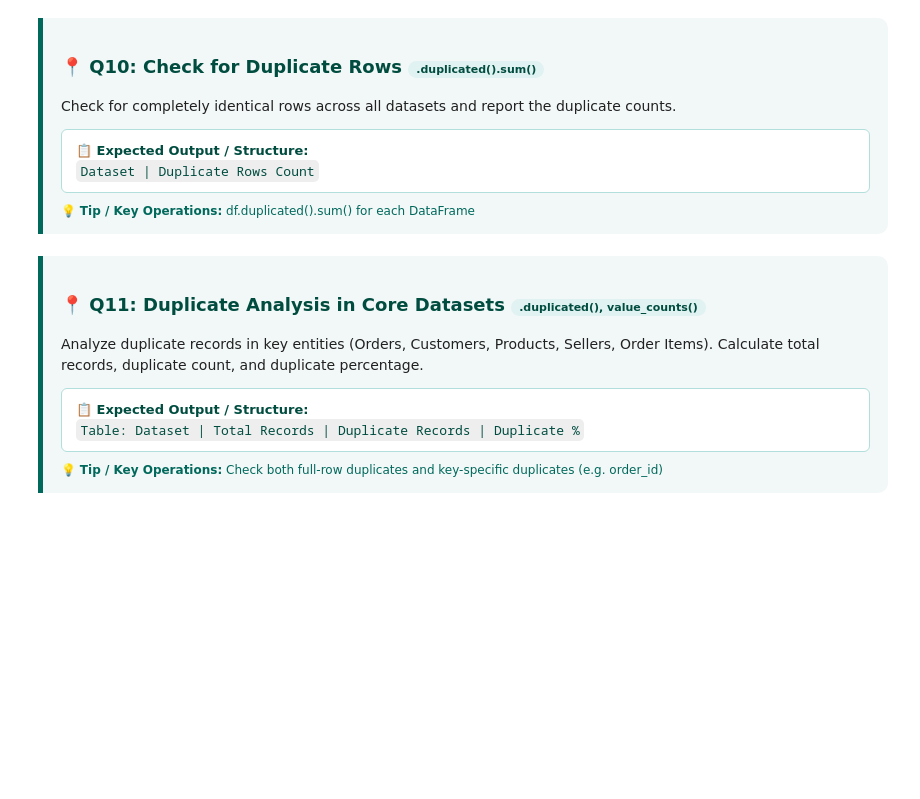
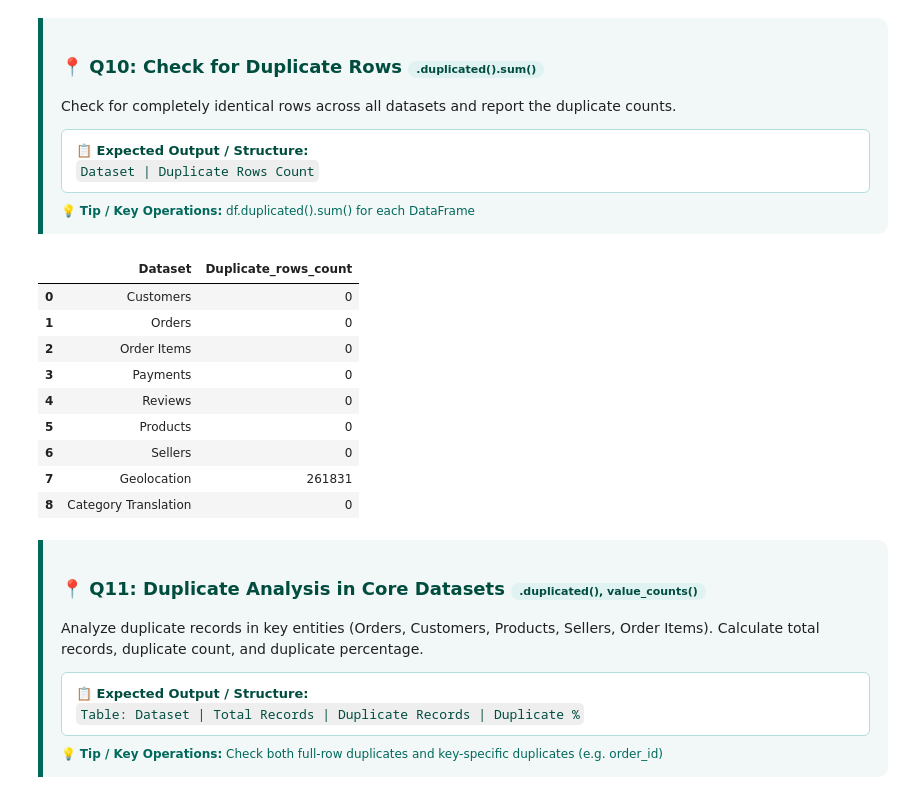
Before and after one commit to DebarghyaAich/Machine_Learning_Basics, a Jupyter notebook: Python_Libraries_Tutorial/E-Commerce Feature Extraction.ipynb, the cells around one changed output. Cells and saved outputs as stored; diff of their text form; code cells hidden in the pictures; blank space fills up the shorter version.

```diff
--- a/Python_Libraries_Tutorial/E-Commerce Feature Extraction.ipynb
+++ b/Python_Libraries_Tutorial/E-Commerce Feature Extraction.ipynb
@@ -488,3 +538,25 @@ dtype: object
+# %%
+# Q10: Check for duplicate rows
+duplicate_rows=[
+    {
+       'Dataset': name,
+       'Duplicate_rows_count': df.duplicated().sum()
+    }
+    for name,df in dfs.items()
+]
+duplicate_df = pd.DataFrame(duplicate_rows)
+duplicate_df
+# %% [output]
+|  | Dataset | Duplicate_rows_count |
+| 0 | Customers | 0 |
+| 1 | Orders | 0 |
+| 2 | Order Items | 0 |
+| 3 | Payments | 0 |
+| 4 | Reviews | 0 |
+| 5 | Products | 0 |
+| 6 | Sellers | 0 |
+| 7 | Geolocation | 261831 |
+| 8 | Category Translation | 0 |
 # %% [markdown]
 <div style="border-left: 5px solid #00695c; padding: 12px 18px; background: rgba(0, 105, 92, 0.05); border-radius: 0 10px 10px 0; margin: 22px 0 12px 0;">
   <h3 style="margin: 0; color: #004d40; font-family: 'Segoe UI', -apple-system, sans-serif; font-size: 18px; font-weight: 700; display: flex; align-items: center; gap: 8px;">
```
Also changed, not shown: parts of 10 cells of this notebook.
